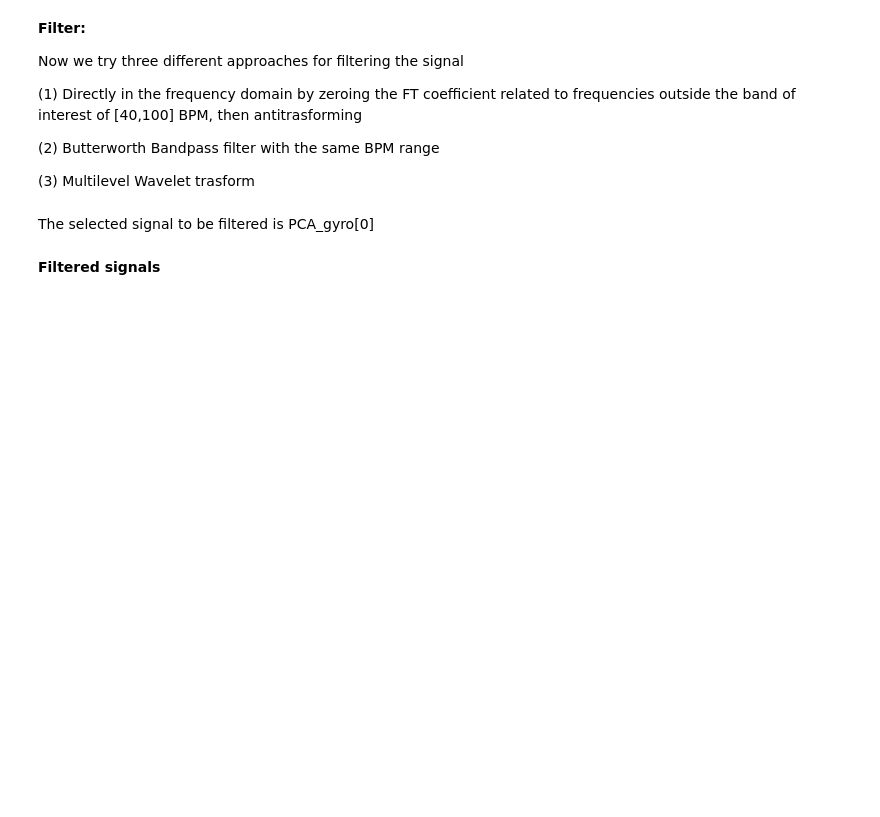
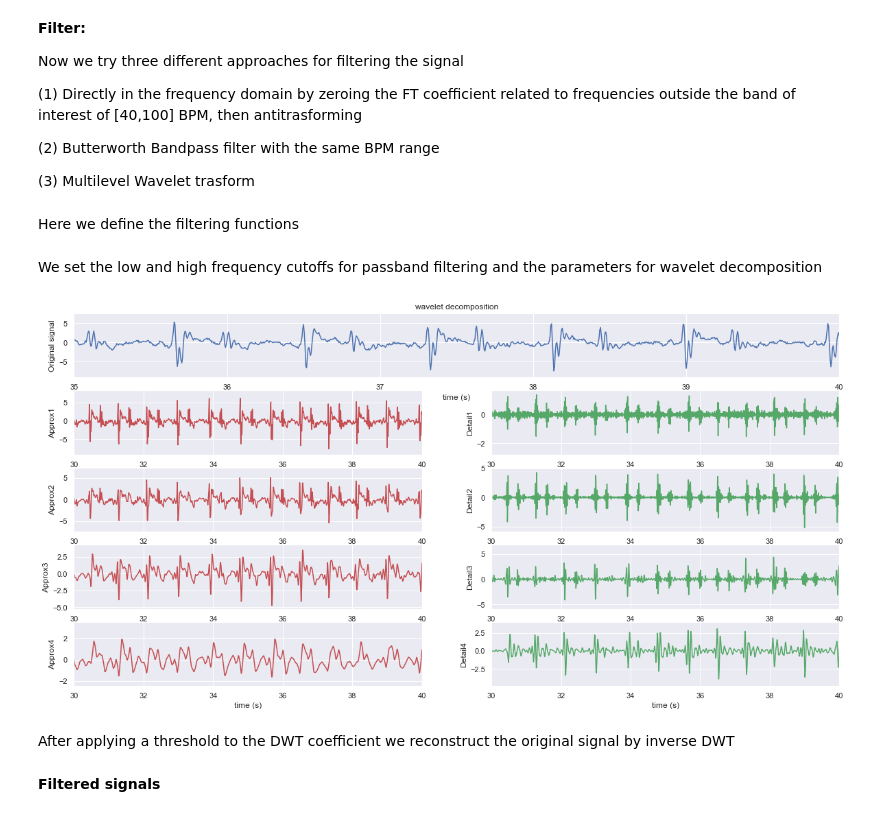
Before and after one commit to CrostaBot/HeartRateEstimation, a Jupyter notebook: SCG.ipynb, the cells around one changed output. Drawn from its saved outputs; the diff is of its cells as text; code cells hidden in the pictures; blank space fills up the shorter version.

```diff
--- a/SCG.ipynb
+++ b/SCG.ipynb
@@ -399,5 +400,5 @@ Now we try three different approaches for filtering the signal
    (2) Butterworth Bandpass filter with the same BPM range
 
    (3) Multilevel Wavelet trasform
-# %% [markdown]
-The selected signal to be filtered is PCA_gyro[0]
+# %% [markdown]
+Here we define the filtering functions
@@ -404,6 +465,16 @@ The selected signal to be filtered is PCA_gyro[0]
+# %% [markdown]
+We set the low and high frequency cutoffs for passband filtering and the parameters for wavelet decomposition
 # %%
 # Normalize
 selected = (PCA_gyro[0]-np.mean(PCA_gyro[0]))
 fs = freq
 lf = 40/60 #low band limit 40 bmp to Hz
 hf = 100/60  #high band limit 100 bmp to Hz
+wavelet = "sym4"
+levels = 4
+
+sig_filt_fft = fftfilt(selected,lf,hf,fs)
+sig_filt_butter = butterfilt(selected,lf,hf,fs)
+rec_a,rec_d,ca,cd = wave_dec(selected, wavelet,levels)
+# %% [output]
+[figure, added]
@@ -499,0 +481,2 @@ def wave_dec(data, w):
+# %% [markdown]
+After applying a threshold to the DWT coefficient we reconstruct the original signal by inverse DWT
```
Also changed, not shown: parts of 15 cells of this notebook.
